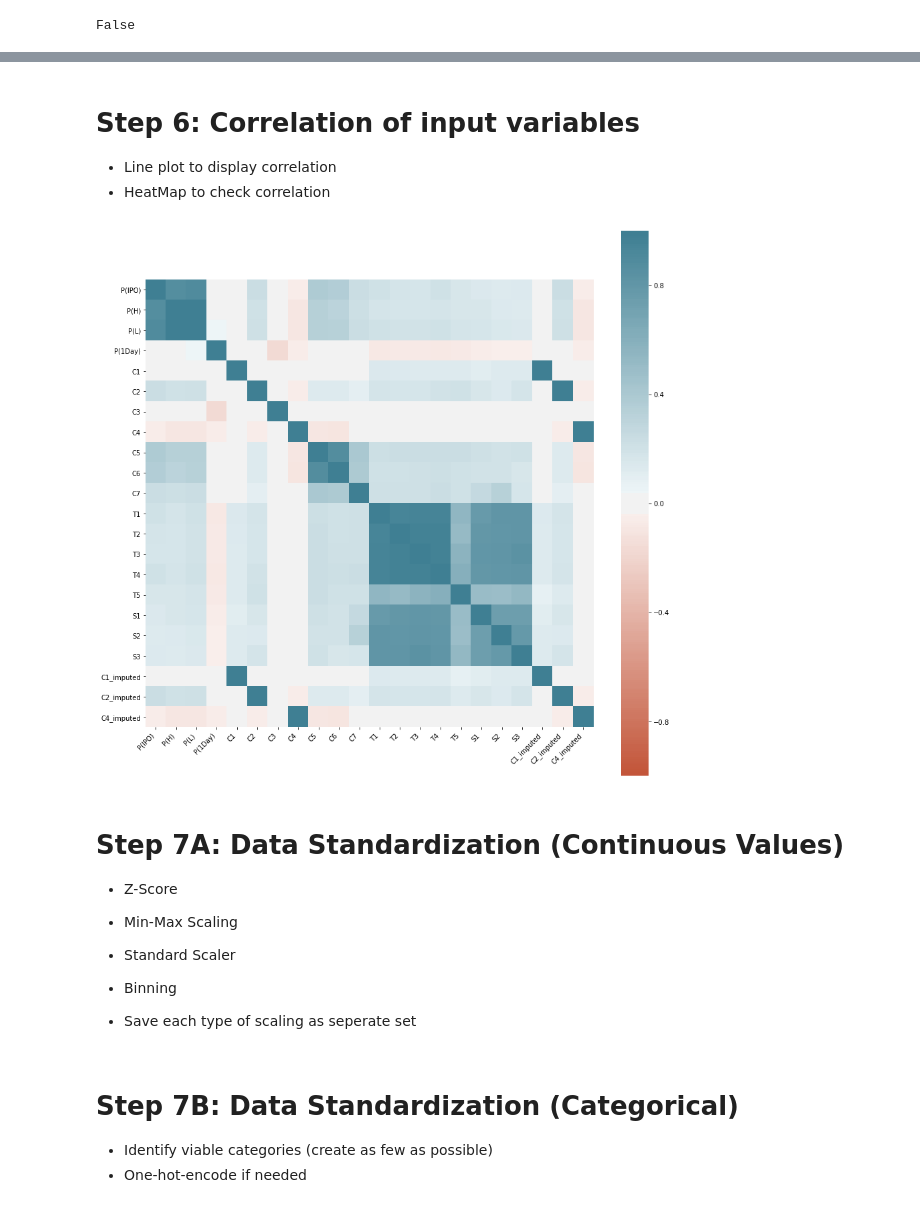
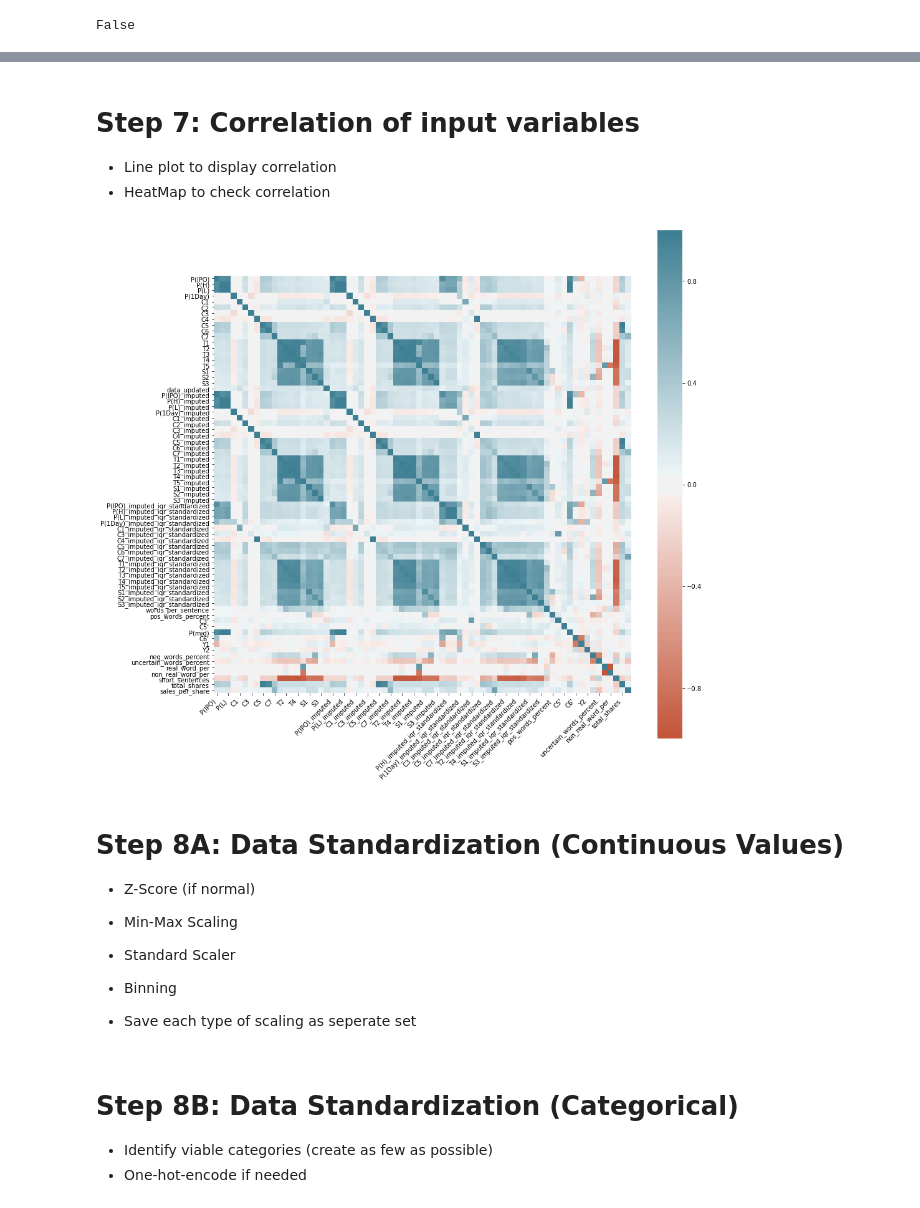
Before and after one commit to fairfield-university-ba545/project1-archana-s-team, a Jupyter notebook: data_prep-dylan.ipynb, the cells around one changed output, grey strips where cells are left out. Cells and saved outputs as stored; diff of their text form; code cells hidden in the pictures.

```diff
--- a/data_prep-dylan.ipynb
+++ b/data_prep-dylan.ipynb
@@ -373,0 +395,10 @@ data_imputed_iqr.head()
+# %%
+data_imputed_iqr['total_shares'] = data_imputed_iqr.C5 + data_imputed_iqr.C6
+data_imputed_iqr['sales_per_share'] = data_imputed_iqr.C7/data_imputed_iqr.total_shares
+# %%
+data_imputed_iqr['C3\''] = data_imputed_iqr.C3.apply(lambda x: 1 if x>0 else 0)
+data_imputed_iqr['C5\''] = data_imputed_iqr['C5']/ data_imputed_iqr['C6']
+data_imputed_iqr['P(mid)'] = (data_imputed_iqr['P(H)'] + data_imputed_iqr['P(L)'])/2
+data_imputed_iqr['C6\''] = (data_imputed_iqr['P(IPO)'] - data_imputed_iqr['P(mid)'])/data_imputed_iqr['P(mid)']*100
+data_imputed_iqr['Y1'] = data_imputed_iqr.apply(lambda row: 1 if row['P(IPO)'] < row['P(mid)'] else 0, axis = 1)
+data_imputed_iqr['Y2'] = data_imputed_iqr.apply(lambda row: 1 if row['P(IPO)'] < row['P(1Day)'] else 0, axis = 1)
@@ -374 +475,33 @@ data_imputed_iqr.head()
+# %%
+def bin_sic(val):
+    try:
+        val = int(val)
+    except Exception as e:
+        return 'Other'
+    if val <= 999:
+        return 'Agriculture, Forestry and Fishing'
+    if val <= 1499:
+        return 'Mining'
+    if val <= 1799:
+        return 'Construction'
+    if val <= 1999:
+        return 'Other'
+    if val <= 3999:
+        return 'Manufacturing'
+    if val <= 4999:
+        return 'Transportation, Communications, Electric, Gas and Sanitary service'
+    if val <= 5199:
+        return 'Wholesale Trade'
+    if val <= 5999:
+        return 'Retail Trade'
+    if val <= 6799:
+        return 'Finance, Insurance and Real Estate'
+    if val <= 8999:
+        return 'Services'
+    if val <= 9729:
+        return 'Public Administration'
+    return 'Other'
+# %%
+data_imputed_iqr['industry_bin'] = data_imputed_iqr['I3'].apply(bin_sic)
+data_imputed_iqr['industry_bin'] = data_imputed_iqr['industry_bin'].astype('category')
 # %% [markdown]
@@ -596,26 +714,26 @@ data_w_imputed['pos_words_percent'] = data_w_imputed.S1 / data_w_imputed.T2
 # %% [markdown]
-# Step 6: Correlation of input variables
+# Step 7: Correlation of input variables
 - Line plot to display correlation
 - HeatMap to check correlation
 # %%
-corr = data_w_imputed.corr()
+corr = data_imputed_iqr.corr()
 plt.figure(figsize=(15,15))
 ax = sns.heatmap(
     corr,
     vmin=-1, vmax=1, center=0,
     cmap=sns.diverging_palette(20, 220, n=200),
     square=True
 )
 ax.set_xticklabels(
     ax.get_xticklabels(),
     rotation=45,
     horizontalalignment='right'
 );
 # %% [output]
-[figure, old version]
+[figure, new version]
 # %% [markdown]
-# Step 7A: Data Standardization (Continuous Values)
-- Z-Score
+# Step 8A: Data Standardization (Continuous Values)
+- Z-Score (if normal)
 - Min-Max Scaling
 - Standard Scaler
 - Binning
@@ -645,7 +763,7 @@ def standard_scale_df(df):
 def bin_column(df,col, num_bins = 5):
     df[col + '_bins'] = pd.qcut(df[col], num_bins)
 # %% [markdown]
-# Step 7B: Data Standardization (Categorical)
+# Step 8B: Data Standardization (Categorical)
 - Identify viable categories (create as few as possible)
 - One-hot-encode if needed
 # %%
```
Also changed, not shown: parts of 16 cells of this notebook.
